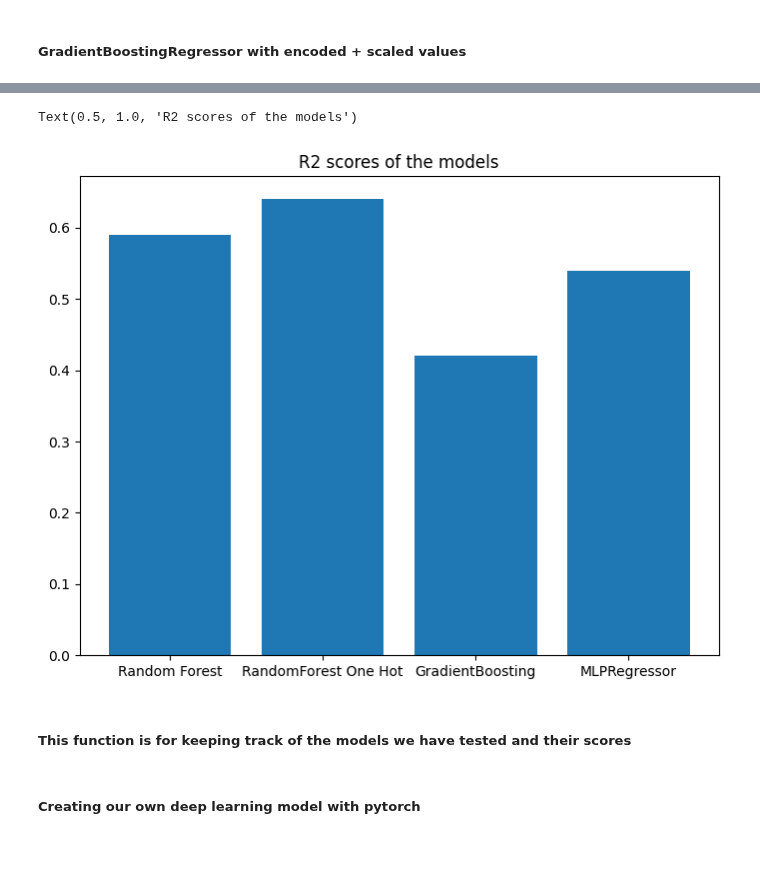
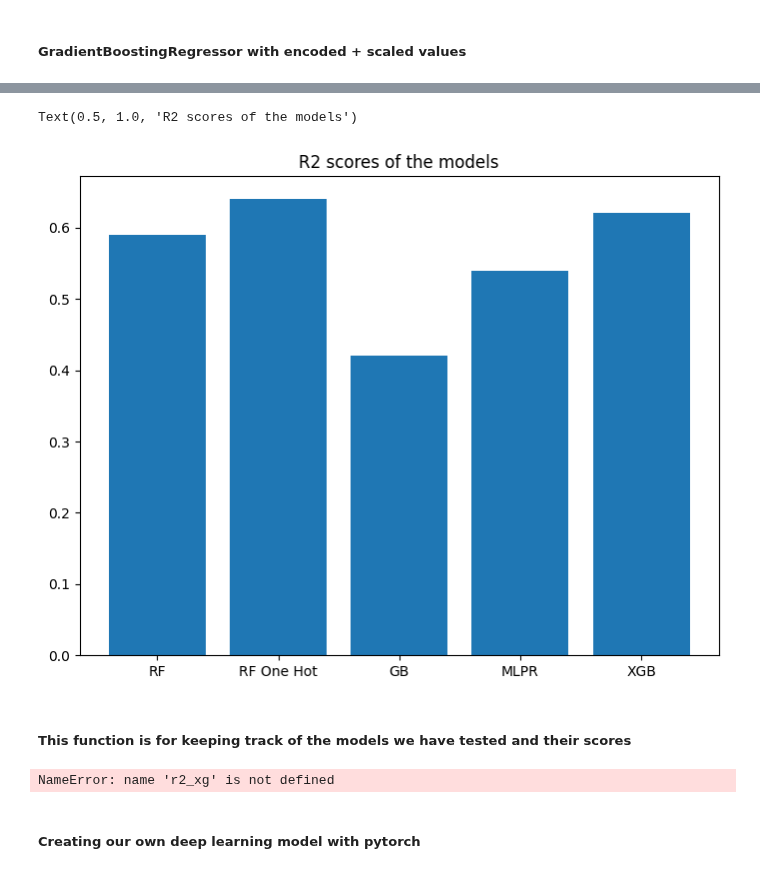
Before and after one commit to Pzorster/INFO284pzor, a Jupyter notebook: Til_inlevering.ipynb, the cells around one changed output, grey strips where cells are left out. Saved outputs shown, nothing was run; the diff lists cells and outputs as text; code cells hidden in the pictures.

```diff
--- a/Til_inlevering.ipynb
+++ b/Til_inlevering.ipynb
@@ -291,14 +469,14 @@ R2 score: 0.5598206001528387
 # %%
 #plotting all the r2 scores from each model
 fig = plt.figure()
 ax = fig.add_axes([0,0,1,1])
-models = ['Random Forest','RandomForest One Hot', 'GradientBoosting', 'MLPRegressor']
-r2_scores = [0.59,0.64, 0.42, 0.54]
+models = ['RF','RF One Hot', 'GB', 'MLPR', 'XGB']
+r2_scores = [0.59,0.64, 0.42, 0.54, 0.62]
 ax.bar(models,r2_scores)
 plt.title('R2 scores of the models')
 # %% [output]
 Text(0.5, 1.0, 'R2 scores of the models')
-[figure, old version]
+[figure, new version]
 # %% [markdown]
 ##### This function is for keeping track of the models we have tested and their scores
 # %%
@@ -308,6 +486,9 @@ def result():
         f.write(f"RandomForest Baseline: {r2}\n")
         f.write(f"GradientBoosting: {r2_gradient}\n")
         f.write(f"RandomForest One Hot: {r2_oneHot}\n")
+        f.write(f"XGBoost: {r2_xg}\n")
 result()
+# %% [output]
+NameError: name 'r2_xg' is not defined
 # %% [markdown]
 ##### Creating our own deep learning model with pytorch
```
Also changed, not shown: parts of 24 cells of this notebook.
